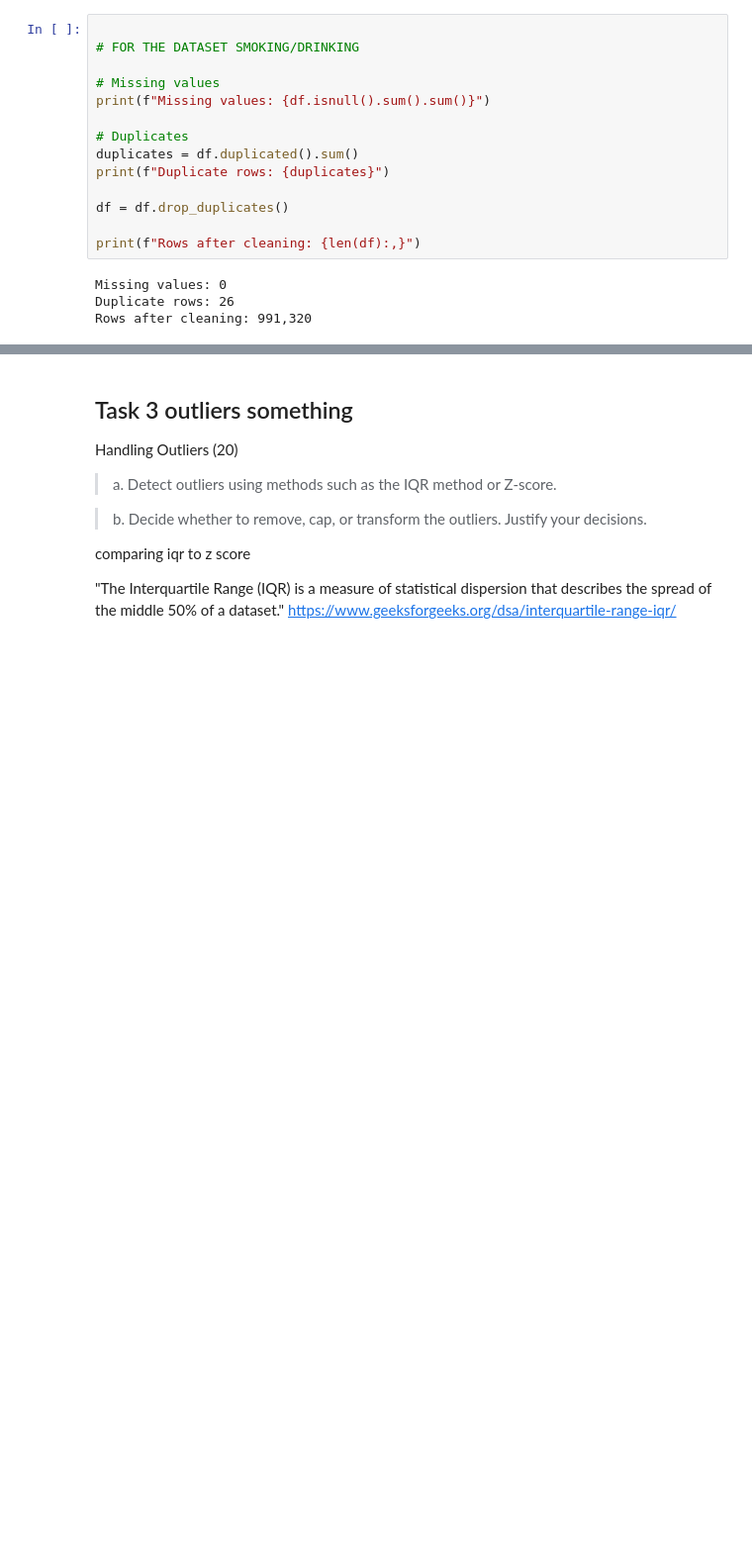
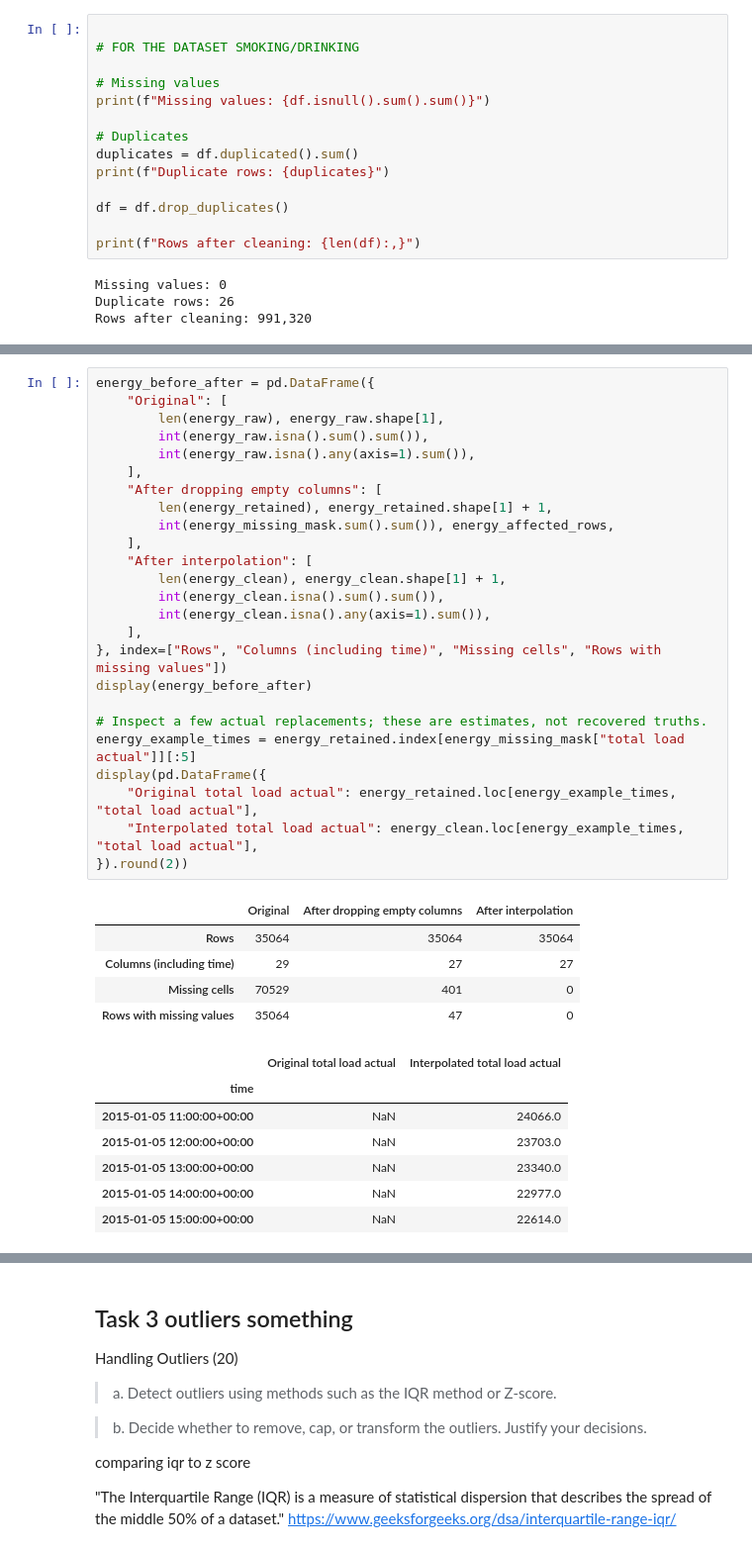
Before and after one commit to mohandtest/assignment-1-IT3212, a Jupyter notebook: src/data-driven.ipynb, the cells around one changed output, grey strips where cells are left out. Shown at 99% size. Saved outputs shown, nothing was run; the diff lists cells and outputs as text; blank space fills up the shorter version.

```diff
--- a/src/data-driven.ipynb
+++ b/src/data-driven.ipynb
@@ -250,0 +365,38 @@ Rows after cleaning: 991,320
+# %%
+energy_before_after = pd.DataFrame({
+    "Original": [
+        len(energy_raw), energy_raw.shape[1],
+        int(energy_raw.isna().sum().sum()),
+        int(energy_raw.isna().any(axis=1).sum()),
+    ],
+    "After dropping empty columns": [
+        len(energy_retained), energy_retained.shape[1] + 1,
+        int(energy_missing_mask.sum().sum()), energy_affected_rows,
+    ],
+    "After interpolation": [
+        len(energy_clean), energy_clean.shape[1] + 1,
+        int(energy_clean.isna().sum().sum()),
+        int(energy_clean.isna().any(axis=1).sum()),
+    ],
+}, index=["Rows", "Columns (including time)", "Missing cells", "Rows with missing values"])
+display(energy_before_after)
+
+# Inspect a few actual replacements; these are estimates, not recovered truths.
+energy_example_times = energy_retained.index[energy_missing_mask["total load actual"]][:5]
+display(pd.DataFrame({
+    "Original total load actual": energy_retained.loc[energy_example_times, "total load actual"],
+    "Interpolated total load actual": energy_clean.loc[energy_example_times, "total load actual"],
+}).round(2))
+# %% [output]
+|  | Original | After dropping empty columns | After interpolation |
+| Rows | 35064 | 35064 | 35064 |
+| Columns (including time) | 29 | 27 | 27 |
+| Missing cells | 70529 | 401 | 0 |
+| Rows with missing values | 35064 | 47 | 0 |
+|  | Original total load actual | Interpolated total load actual |
+| time |  |  |
+| 2015-01-05 11:00:00+00:00 | NaN | 24066.0 |
+| 2015-01-05 12:00:00+00:00 | NaN | 23703.0 |
+| 2015-01-05 13:00:00+00:00 | NaN | 23340.0 |
+| 2015-01-05 14:00:00+00:00 | NaN | 22977.0 |
+| 2015-01-05 15:00:00+00:00 | NaN | 22614.0 |
```
Also changed, not shown: parts of 7 cells of this notebook, 1 other file.
